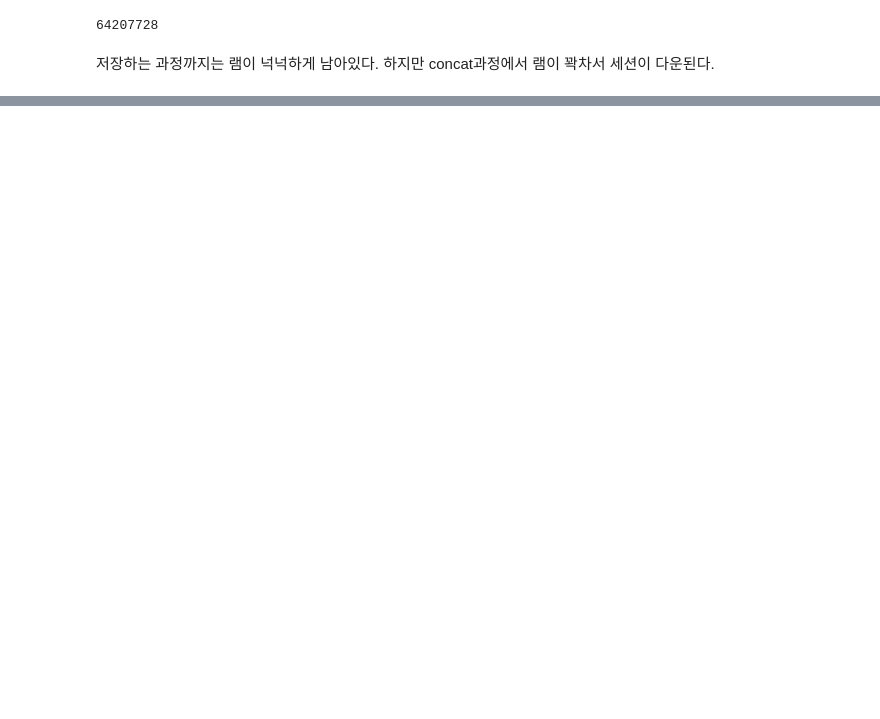
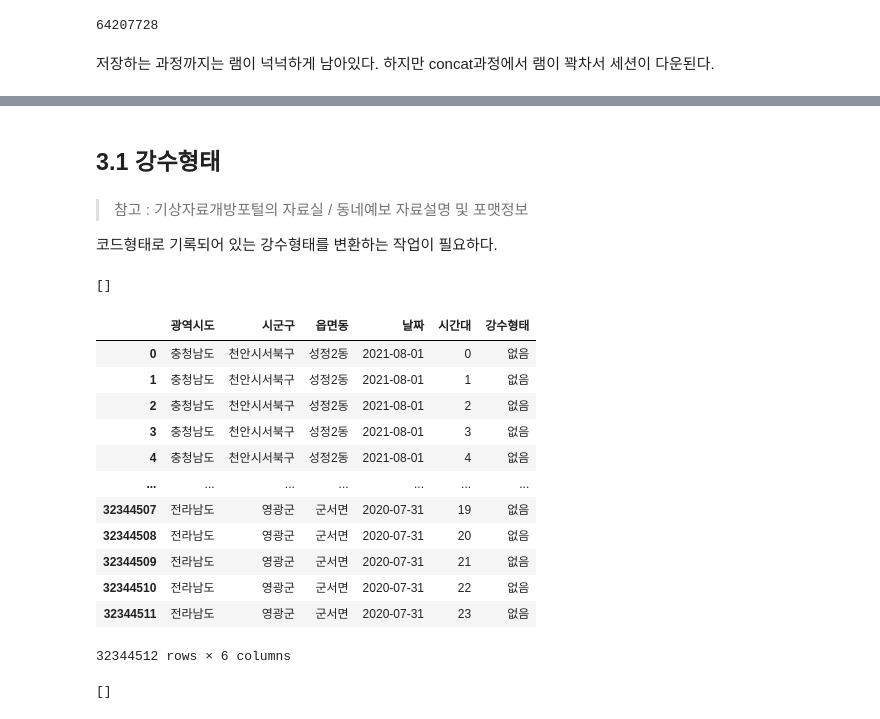
Before and after one commit to wish0728/Elice_teamproject2_team11_delivery, a Jupyter notebook: data-analysis/dahye_날씨데이터프레임만들기.ipynb, the cells around one changed output, grey strips where cells are left out. Drawn from its saved outputs; the diff is of its cells as text; code cells hidden in the pictures; blank space fills up the shorter version.

```diff
--- a/data-analysis/dahye_날씨데이터프레임만들기.ipynb
+++ b/data-analysis/dahye_날씨데이터프레임만들기.ipynb
@@ -404,0 +627,3 @@ rainSnow_df.to_excel('/content/drive/MyDrive/강수형태_2019_2021.xlsx',index=
+# %%
+df['new'] = df['new'].ffill()
+df
@@ -404,0 +644,3 @@ rainSnow_df.to_excel('/content/drive/MyDrive/강수형태_2019_2021.xlsx',index=
+# %%
+df['new']=df['new']+df[' format: day']
+df
@@ -404,0 +661,4 @@ rainSnow_df.to_excel('/content/drive/MyDrive/강수형태_2019_2021.xlsx',index=
+# %%
+df = df.drop(df[df['hour'].isna()].index)
+df = df.drop([' format: day'], axis = 1)
+df
@@ -404,0 +681,4 @@ rainSnow_df.to_excel('/content/drive/MyDrive/강수형태_2019_2021.xlsx',index=
+# %%
+location = pd.read_excel('/content/drive/MyDrive/동네예보 지점 좌표(위도 경도)_(20211001 기준).xlsx', engine='openpyxl')
+location = location[['1단계', '2단계', '3단계', '격자 X', '격자 Y']]
+location
@@ -404,0 +699,6 @@ rainSnow_df.to_excel('/content/drive/MyDrive/강수형태_2019_2021.xlsx',index=
+# %% [markdown]
+## 3.1 강수형태
+# %% [markdown]
+> 참고 : 기상자료개방포털의 자료실 /  동네예보 자료설명 및 포맷정보 </br>
+
+코드형태로 기록되어 있는 강수형태를 변환하는 작업이 필요하다.
@@ -404,0 +766,22 @@ rainSnow_df.to_excel('/content/drive/MyDrive/강수형태_2019_2021.xlsx',index=
+# %%
+error_list
+# %% [output]
+[]
+# %%
+'''데이터프레임 합치기/2'''
+rainSnow_df1 = pd.concat(concat_list, ignore_index=True)
+rainSnow_df1
+# %% [output]
+|  | 광역시도 | 시군구 | 읍면동 | 날짜 | 시간대 | 강수형태 |
+| 0 | 충청남도 | 천안시서북구 | 성정2동 | 2021-08-01 | 0 | 없음 |
+| 1 | 충청남도 | 천안시서북구 | 성정2동 | 2021-08-01 | 1 | 없음 |
+| 2 | 충청남도 | 천안시서북구 | 성정2동 | 2021-08-01 | 2 | 없음 |
+| 3 | 충청남도 | 천안시서북구 | 성정2동 | 2021-08-01 | 3 | 없음 |
+| 4 | 충청남도 | 천안시서북구 | 성정2동 | 2021-08-01 | 4 | 없음 |
+| ... | ... | ... | ... | ... | ... | ... |
+| 32344507 | 전라남도 | 영광군 | 군서면 | 2020-07-31 | 19 | 없음 |
+| 32344508 | 전라남도 | 영광군 | 군서면 | 2020-07-31 | 20 | 없음 |
+| 32344509 | 전라남도 | 영광군 | 군서면 | 2020-07-31 | 21 | 없음 |
+| 32344510 | 전라남도 | 영광군 | 군서면 | 2020-07-31 | 22 | 없음 |
+| 32344511 | 전라남도 | 영광군 | 군서면 | 2020-07-31 | 23 | 없음 |
+32344512 rows × 6 columns
@@ -404,0 +852,4 @@ rainSnow_df.to_excel('/content/drive/MyDrive/강수형태_2019_2021.xlsx',index=
+# %%
+error_list
+# %% [output]
+[]
```
Also changed, not shown: parts of 86 cells of this notebook.
